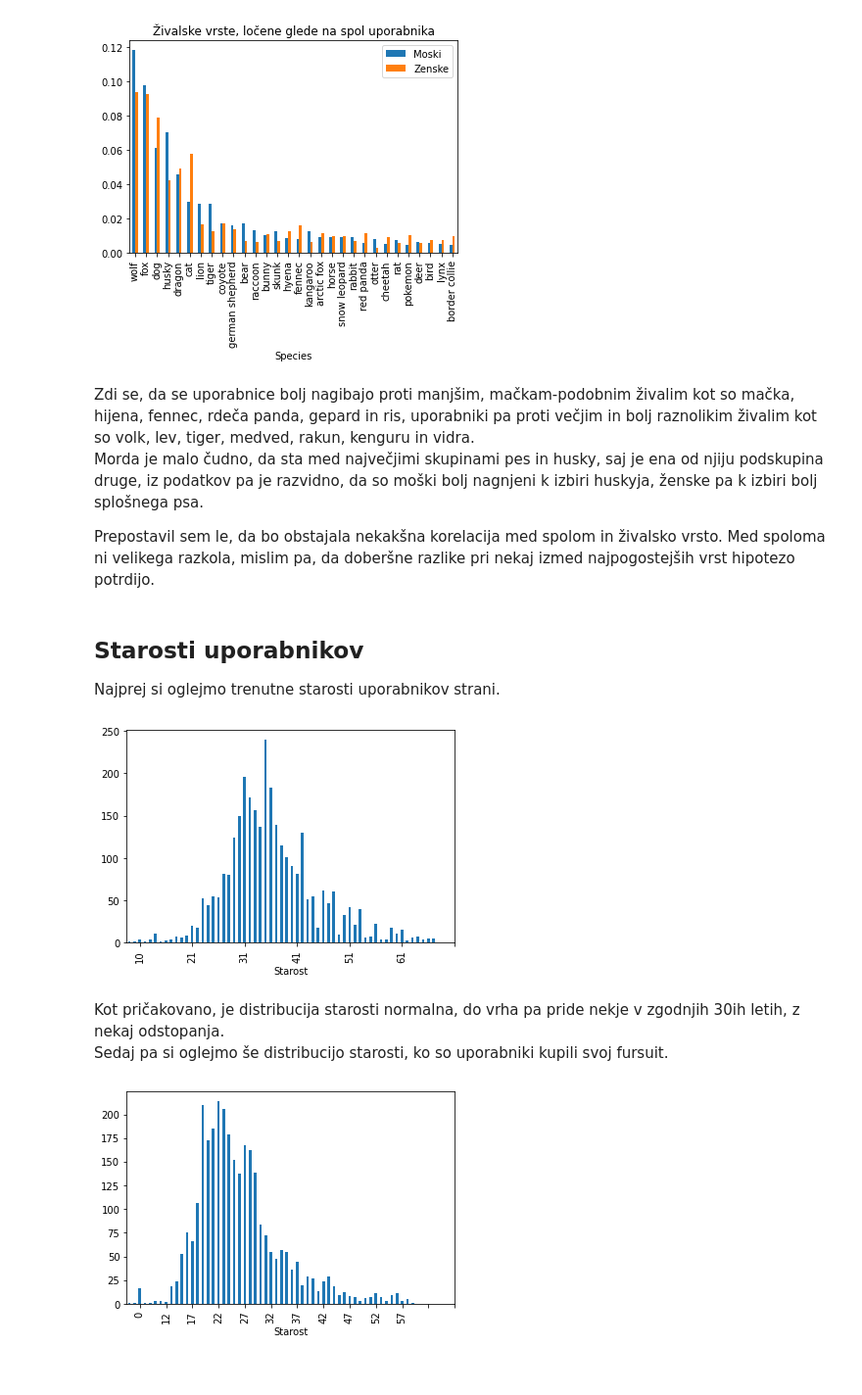
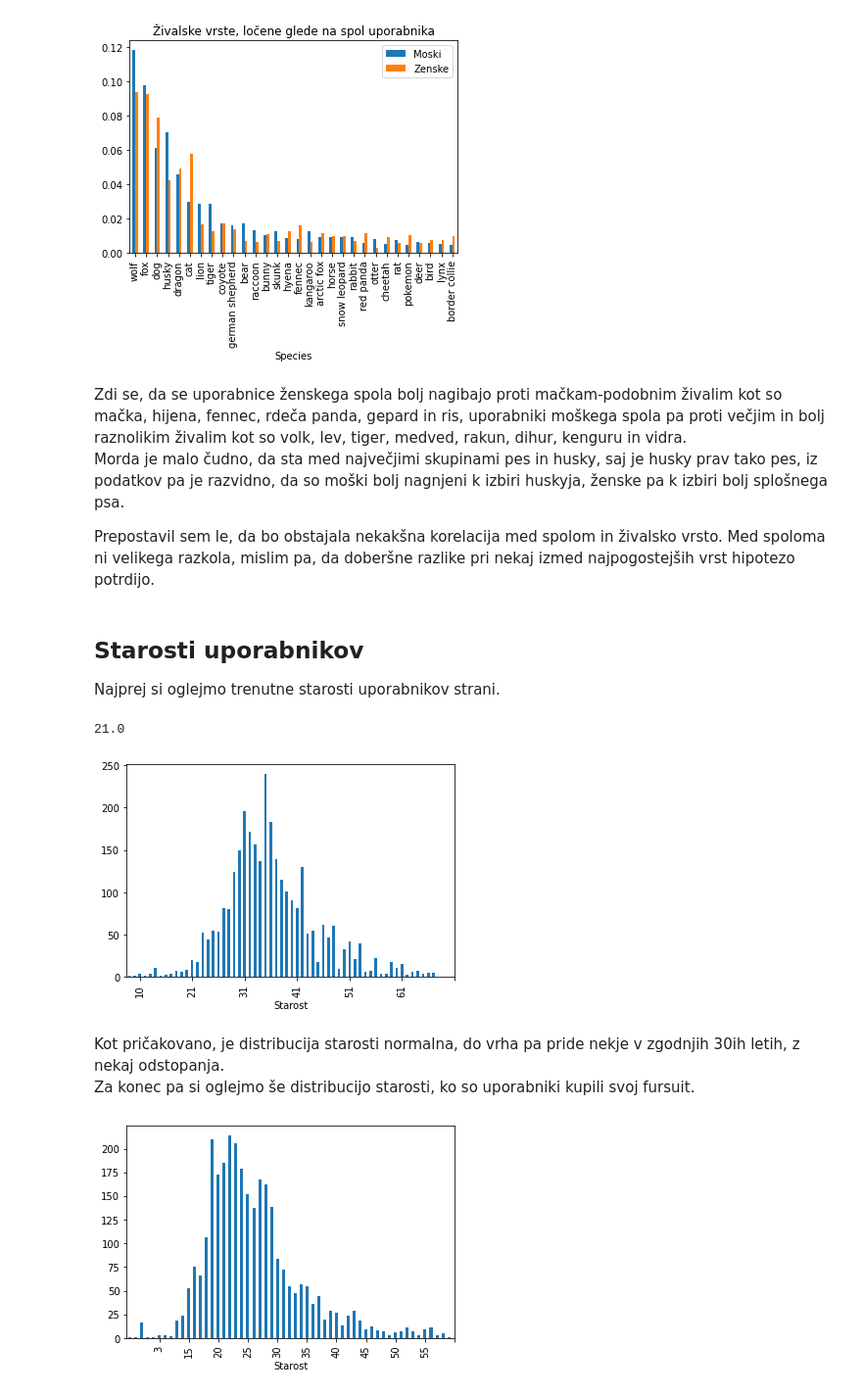
Before and after one commit to TimonNajdovski/Analiza-Furryjev, a Jupyter notebook: analiza_furs.ipynb, the cells around one changed output. Shown: that part at 98% size. Saved outputs shown, nothing was run; the diff lists cells and outputs as text; code cells hidden in the pictures.

```diff
--- a/analiza_furs.ipynb
+++ b/analiza_furs.ipynb
@@ -194,8 +219,8 @@ plt.show()
 # %% [output]
 [figure]
 # %% [markdown]
-Zdi se, da se uporabnice bolj nagibajo proti manjšim, mačkam-podobnim živalim kot so mačka, hijena, fennec, rdeča panda, gepard in ris, uporabniki pa proti večjim in bolj raznolikim živalim kot so volk, lev, tiger, medved, rakun, kenguru in vidra.
-Morda je malo čudno, da sta med največjimi skupinami pes in husky, saj je ena od njiju podskupina druge, iz podatkov pa je razvidno, da so moški bolj nagnjeni k izbiri huskyja, ženske pa k izbiri bolj splošnega psa.
+Zdi se, da se uporabnice ženskega spola bolj nagibajo proti mačkam-podobnim živalim kot so mačka, hijena, fennec, rdeča panda, gepard in ris, uporabniki moškega spola pa proti večjim in bolj raznolikim živalim kot so volk, lev, tiger, medved, rakun, dihur, kenguru in vidra.
+Morda je malo čudno, da sta med največjimi skupinami pes in husky, saj je husky prav tako pes, iz podatkov pa je razvidno, da so moški bolj nagnjeni k izbiri huskyja, ženske pa k izbiri bolj splošnega psa.
 
 Prepostavil sem le, da bo obstajala nekakšna korelacija med spolom in živalsko vrsto. Med spoloma ni velikega razkola, mislim pa, da doberšne razlike pri nekaj izmed najpogostejših vrst hipotezo potrdijo.
 # %% [markdown]
@@ -211,41 +236,43 @@ Filter5 = Dates.apply(youre_not_that_old)
 Filtered5 = Dates[Filter5]
 Ages = pd.DataFrame(Filtered5).groupby("Birthday").size()
 Ages.plot.bar()
+print(Ages.median())
 plt.xticks(np.arange(2, 67, step=10))
 plt.xlabel('Starost')
 plt.show()
 # %% [output]
+21.0
 [figure]
 # %% [markdown]
 Kot pričakovano, je distribucija starosti normalna, do vrha pa pride nekje v zgodnjih 30ih letih, z nekaj odstopanja.
-Sedaj pa si oglejmo še distribucijo starosti, ko so uporabniki kupili svoj fursuit.
+Za konec pa si oglejmo še distribucijo starosti, ko so uporabniki kupili svoj fursuit.
 # %%
 def year(date):
     return int(date[0:4])
 
 def exists(x):
     return bool(x)
 
 Filter_added = furs["Date_Fursuit_Added"].fillna(False).apply(exists)
 Filter_birthday = furs["Birthday"].fillna(False).apply(exists)
 furs_ima_oboje = furs[Filter_added & Filter_birthday & Filter5]
 
 Kupili = furs_ima_oboje["Date_Fursuit_Added"].apply(year).tolist()
 Rodili = furs_ima_oboje["Birthday"].apply(year).tolist()
 
 def subtract_lists(l1, l2):
     difference = []
     zipped = zip(l1, l2)
     for i, j in zipped:
         difference.append(i - j)
     return difference
 
 Razlika = pd.Series(subtract_lists(Kupili, Rodili), name="Starost")
-Ages = pd.DataFrame(Razlika).groupby("Starost").size()
-Ages.plot.bar()
-plt.xticks(np.arange(2, 67, step=5))
+Ages2 = pd.DataFrame(Razlika).groupby("Starost").size()
+Ages2.plot.bar()
+plt.xticks(np.arange(5, 60, step=5))
 plt.show()
 # %% [output]
-[figure, old version]
+[figure, new version]
 # %% [markdown]
 Tudi ta distribucija je videti normalna, vendar je rahlo zamaknjena v levo. Moja hipoteza, da bodo uporabniki fursuit kupili v svojih srednjih dvajsetih letih, pa se je izkazala za ne povsem pravilno. Videti je, da se vrh nahaja nekje med zgodnjimi dvajsetimi in poznimi najstniškimi leti.
```
Also changed, not shown: parts of 10 cells of this notebook.
